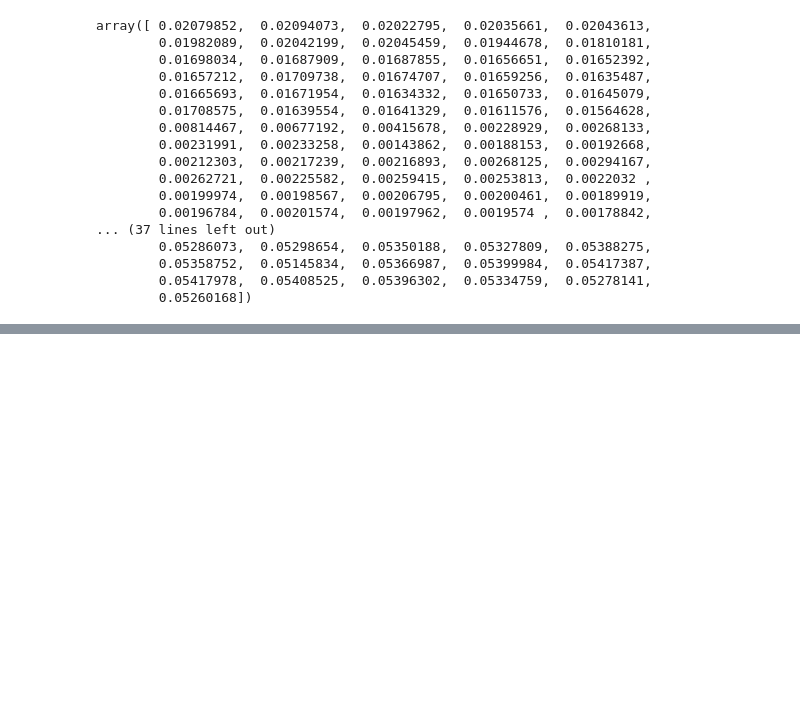
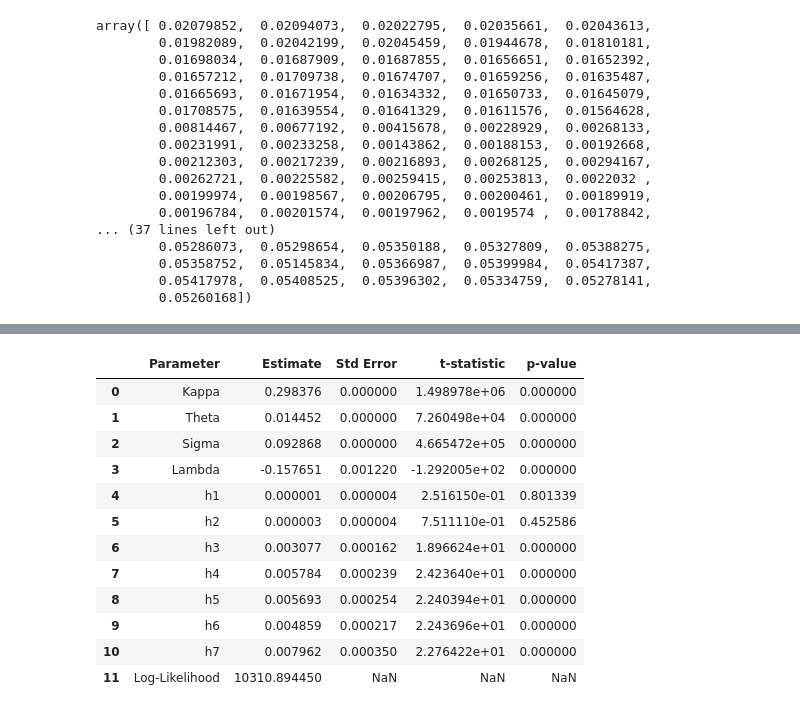
Before and after one commit to fangsitang/fixed_income, a Jupyter notebook: main_with_kalman.ipynb, the cells around one changed output, grey strips where cells are left out. Saved outputs shown, nothing was run; the diff lists cells and outputs as text; code cells hidden in the pictures; blank space fills up the shorter version.

```diff
--- a/main_with_kalman.ipynb
+++ b/main_with_kalman.ipynb
@@ -1208,0 +1611,16 @@ Measurement Error Statistics:
+# %%
+results['parameters']
+# %% [output]
+|  | Parameter | Estimate | Std Error | t-statistic | p-value |
+| 0 | Kappa | 0.298376 | 0.000000 | 1.498978e+06 | 0.000000 |
+| 1 | Theta | 0.014452 | 0.000000 | 7.260498e+04 | 0.000000 |
+| 2 | Sigma | 0.092868 | 0.000000 | 4.665472e+05 | 0.000000 |
+| 3 | Lambda | -0.157651 | 0.001220 | -1.292005e+02 | 0.000000 |
+| 4 | h1 | 0.000001 | 0.000004 | 2.516150e-01 | 0.801339 |
+| 5 | h2 | 0.000003 | 0.000004 | 7.511110e-01 | 0.452586 |
+| 6 | h3 | 0.003077 | 0.000162 | 1.896624e+01 | 0.000000 |
+| 7 | h4 | 0.005784 | 0.000239 | 2.423640e+01 | 0.000000 |
+| 8 | h5 | 0.005693 | 0.000254 | 2.240394e+01 | 0.000000 |
+| 9 | h6 | 0.004859 | 0.000217 | 2.243696e+01 | 0.000000 |
+| 10 | h7 | 0.007962 | 0.000350 | 2.276422e+01 | 0.000000 |
+| 11 | Log-Likelihood | 10310.894450 | NaN | NaN | NaN |
```
Also changed, not shown: parts of 10 cells of this notebook.
